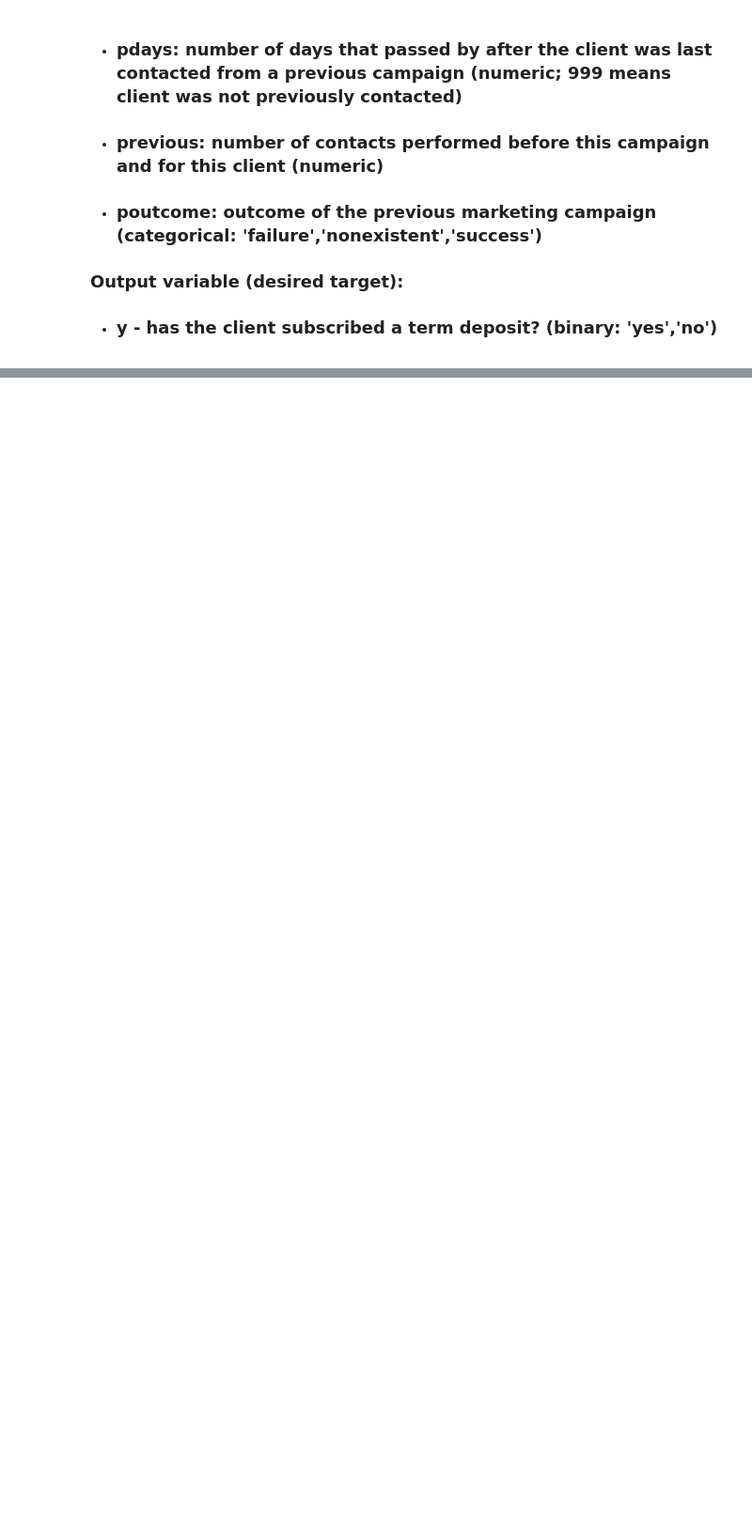
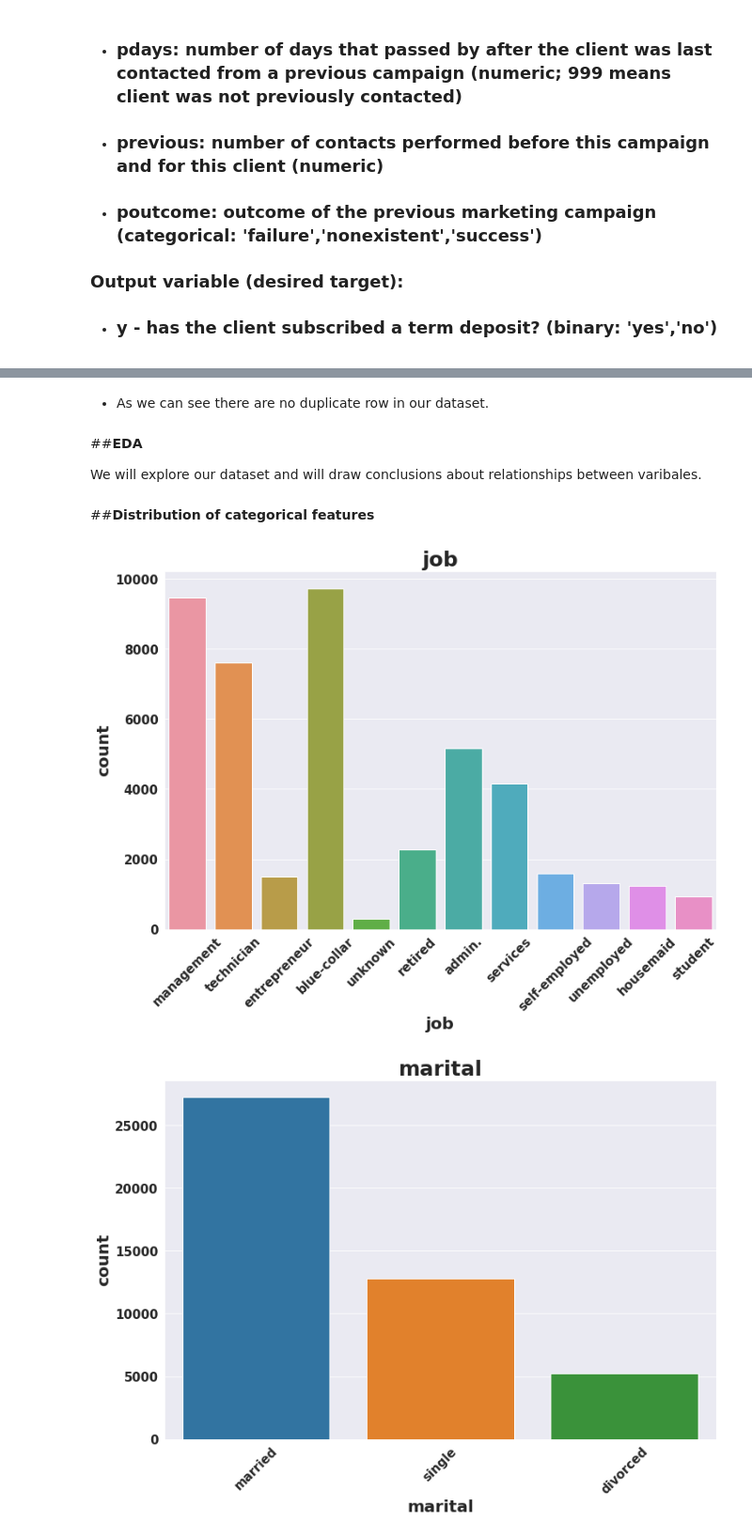
Before and after one commit to Bassu1011/Bank_Marketing_Effectiveness_Prediction_Capstone_Project.ipynb, a Jupyter notebook: Bank_Marketing_Effectiveness_Prediction_Capstone_Project.ipynb, the cells around one changed output, grey strips where cells are left out. Shown at 94% size. Cells and saved outputs as stored; diff of their text form; code cells hidden in the pictures; blank space fills up the shorter version.

```diff
--- a/Bank_Marketing_Effectiveness_Prediction_Capstone_Project.ipynb
+++ b/Bank_Marketing_Effectiveness_Prediction_Capstone_Project.ipynb
@@ -8,0 +46,6 @@
+# %%
+#csv file location
+path = "/content/drive/MyDrive/Alma Better/Projects/Bank Marketing Effectiveness Prediction/bank-full.csv"
+# %%
+#Reading data in the naotebook
+df=pd.read_csv(path,delimiter=';')
@@ -37,0 +148,3 @@
+# %%
+#First create copy of dataset before working with it
+df1 = df.copy()
@@ -37,0 +154,5 @@
+# %%
+#check unique values in categorical columns
+categorical_columns = df1.select_dtypes(include=['object'])
+for col in categorical_columns:
+    print(f'Unique values in categorical columns {col} are: {categorical_columns[col].unique()} and number of categories are {len(categorical_columns[col].unique())} \n')
@@ -37,0 +229,21 @@
+# %% [markdown]
+* As we can see there are no duplicate row in our dataset.
+# %% [markdown]
+##**EDA**
+
+We will explore our dataset and will draw conclusions about relationships between varibales.
+# %% [markdown]
+##**Distribution of categorical features**
+# %%
+#checking count of each categorical features
+
+#running for loop to plot every category counts,setting figure size,title,xlabel and title
+for category in categorical_columns:
+  plt.figure(figsize=(12,8))
+  sns.countplot(category,data=df1)
+  plt.xlabel(category)
+  plt.xticks(rotation=45)
+  plt.title(category)
+# %% [output]
+[figure, added]
+[figure, added]
```
Also changed, not shown: parts of 33 cells of this notebook.
